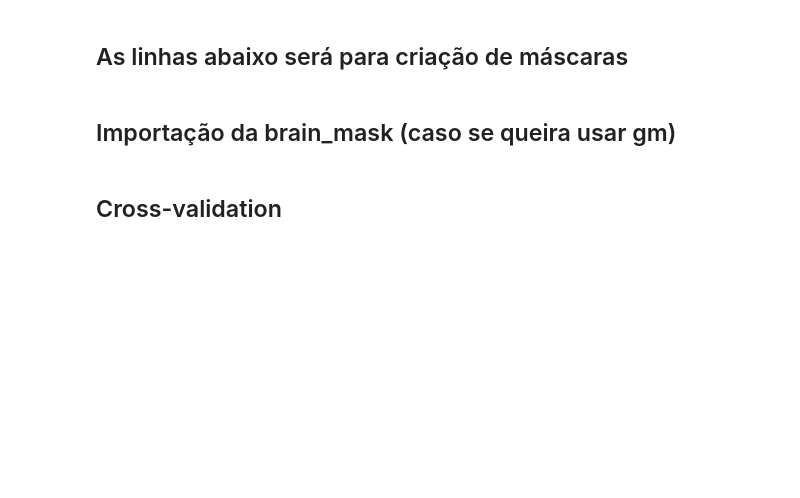
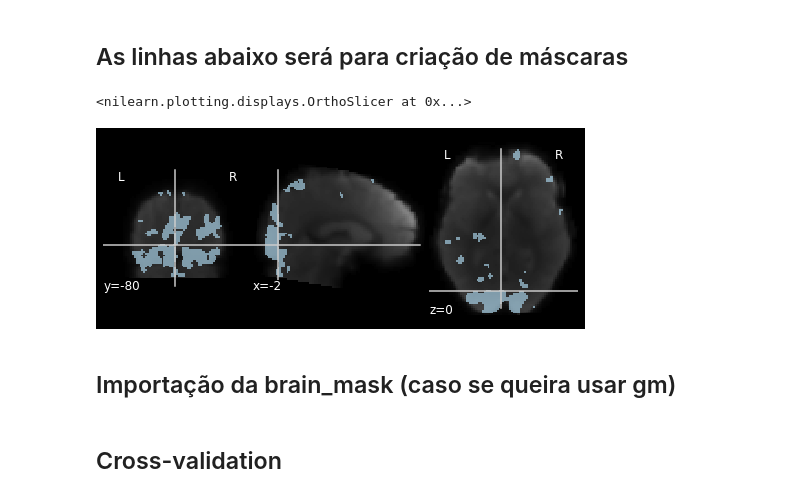
Before and after one commit to brunodireito/MVPA-speech_project, a Jupyter notebook: joanaa-b/Joana_beta-series_attempt.ipynb, the cells around one changed output. Drawn from its saved outputs; the diff is of its cells as text; code cells hidden in the pictures; blank space fills up the shorter version.

```diff
--- a/joanaa-b/Joana_beta-series_attempt.ipynb
+++ b/joanaa-b/Joana_beta-series_attempt.ipynb
@@ -72,6 +72,9 @@ basic_contrasts
  'drift_9': array([0., 0., 0., 0., 0., 0., 0., 0., 0., 0., 0., 0., 0., 1., 0., 0.]),
  'drift_10': array([0., 0., 0., 0., 0., 0., 0., 0., 0., 0., 0., 0., 0., 0., 1., 0.]),
  'constant': array([0., 0., 0., 0., 0., 0., 0., 0., 0., 0., 0., 0., 0., 0., 0., 1.])}
+# %%
+fmri_glm4mask = FirstLevelModel()
+fmri_glm4mask = fmri_glm.fit(fmri_img, design_matrices=design_matrix)
 # %% [markdown]
 ## Beta-series
 # %%
@@ -174,12 +176,18 @@ plotting.show()
 # %%
 from nilearn.input_data import NiftiMasker
 
 masker = NiftiMasker()
-z_map_mask= nilearn.image.threshold_img(z_map, threshold=3, copy=False)
-masker.fit(z_map_mask)
-z_map_mask=masker.mask_img_
-plotting.plot_roi(z_map_mask, bg_img=mean_image,
+
+brain_mask_map = fmri_glm4mask.compute_contrast(basic_contrasts['+Phrases-Baseline'], output_type='z_score')
+
+brain_mask= nilearn.image.threshold_img(brain_mask_map, threshold=3, copy=False)
+masker.fit(brain_mask)
+brain_mask=masker.mask_img_
+plotting.plot_roi(brain_mask, bg_img=mean_image,
                   cmap='Paired')
+# %% [output]
+<nilearn.plotting.displays.OrthoSlicer at 0x...>
+[figure, added]
 # %% [markdown]
 ## Importação da brain_mask (caso se queira usar gm)
 # %%
```
Also changed, not shown: parts of 8 cells of this notebook.
